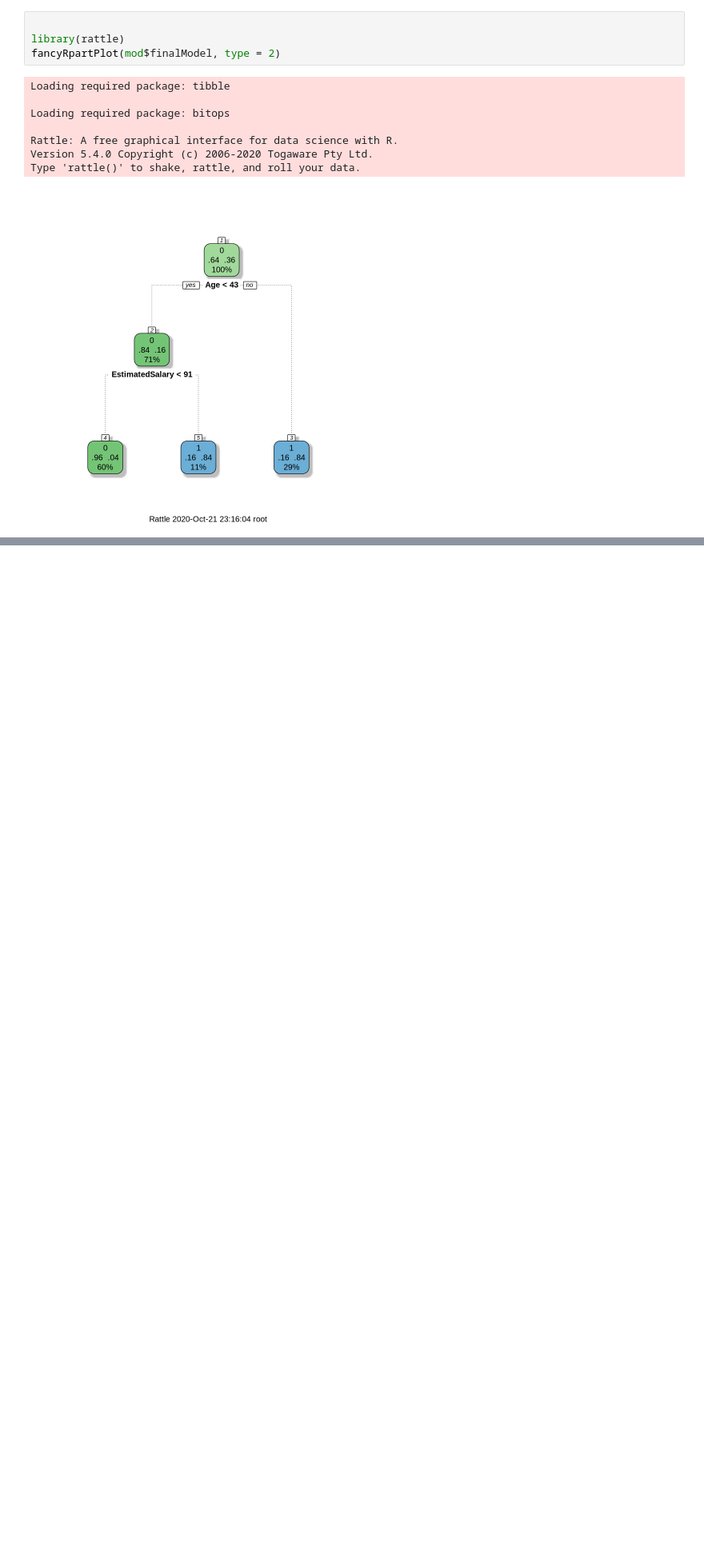
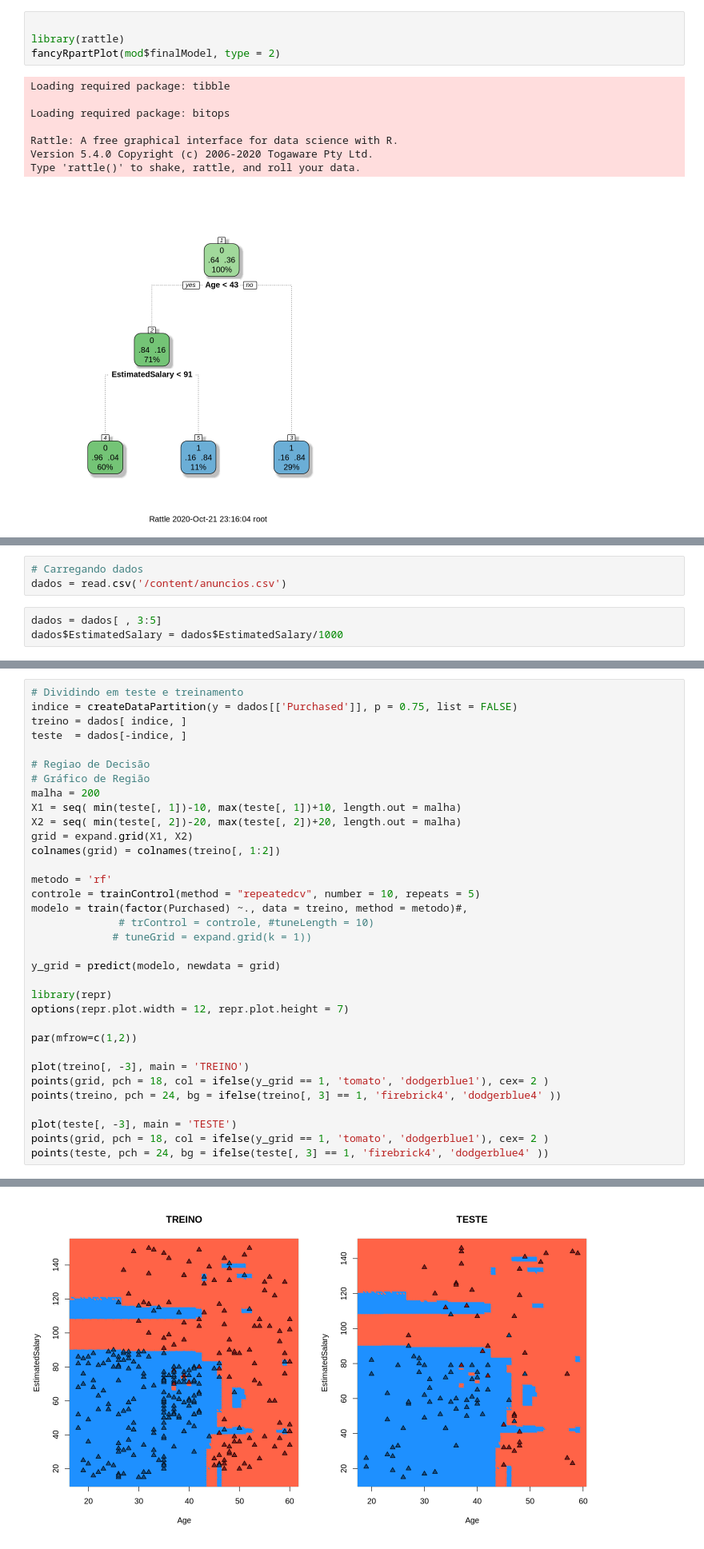
Before and after one commit to ricardorocha86/Topicos-B, a Jupyter notebook: Script_de_Aula.ipynb, the cells around one changed output, grey strips where cells are left out. Shown at 80% size. Cells and saved outputs as stored; diff of their text form; blank space fills up the shorter version.

```diff
--- a/Script_de_Aula.ipynb
+++ b/Script_de_Aula.ipynb
@@ -1138,0 +1141,6 @@ Type 'rattle()' to shake, rattle, and roll your data.
+# %%
+# Carregando dados
+dados = read.csv('/content/anuncios.csv')
+# %%
+dados = dados[ , 3:5]
+dados$EstimatedSalary = dados$EstimatedSalary/1000
@@ -1138,0 +1179,35 @@ Type 'rattle()' to shake, rattle, and roll your data.
+# %%
+# Dividindo em teste e treinamento
+indice = createDataPartition(y = dados[['Purchased']], p = 0.75, list = FALSE)
+treino = dados[ indice, ]
+teste  = dados[-indice, ]
+
+# Regiao de Decisão
+# Gráfico de Região
+malha = 200
+X1 = seq( min(teste[, 1])-10, max(teste[, 1])+10, length.out = malha)
+X2 = seq( min(teste[, 2])-20, max(teste[, 2])+20, length.out = malha)
+grid = expand.grid(X1, X2)
+colnames(grid) = colnames(treino[, 1:2])
+
+metodo = 'rf'
+controle = trainControl(method = "repeatedcv", number = 10, repeats = 5)
+modelo = train(factor(Purchased) ~., data = treino, method = metodo)#,
+              # trControl = controle, #tuneLength = 10)
+             # tuneGrid = expand.grid(k = 1))
+
+y_grid = predict(modelo, newdata = grid)
+
+library(repr)
+options(repr.plot.width = 12, repr.plot.height = 7)
+
+par(mfrow=c(1,2))
+
+plot(treino[, -3], main = 'TREINO')
+points(grid, pch = 18, col = ifelse(y_grid == 1, 'tomato', 'dodgerblue1'), cex= 2 )
+points(treino, pch = 24, bg = ifelse(treino[, 3] == 1, 'firebrick4', 'dodgerblue4' ))
+
+plot(teste[, -3], main = 'TESTE')
+points(grid, pch = 18, col = ifelse(y_grid == 1, 'tomato', 'dodgerblue1'), cex= 2 )
+points(teste, pch = 24, bg = ifelse(teste[, 3] == 1, 'firebrick4', 'dodgerblue4' ))
+# %% [output]
@@ -1138,0 +1215 @@ Type 'rattle()' to shake, rattle, and roll your data.
+[figure, added]
```
Also changed, not shown: parts of 9 cells of this notebook.
